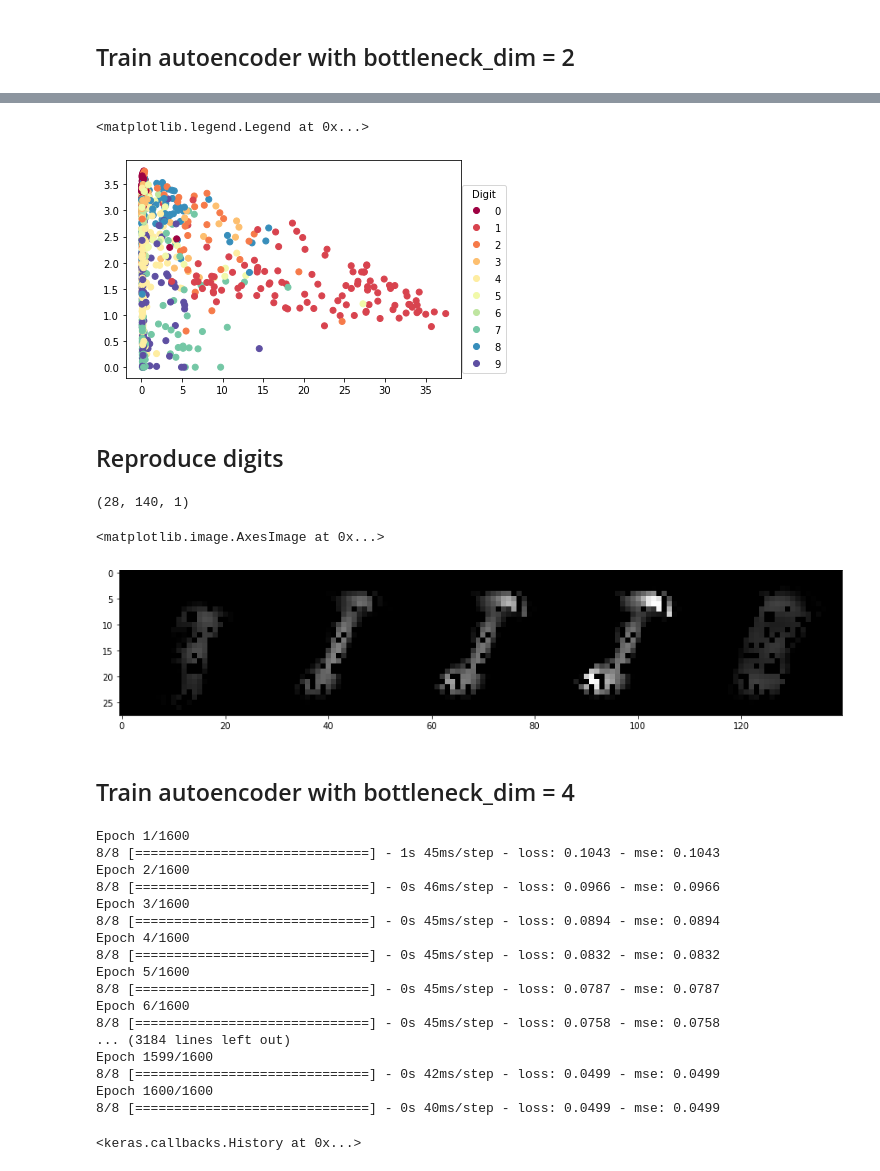
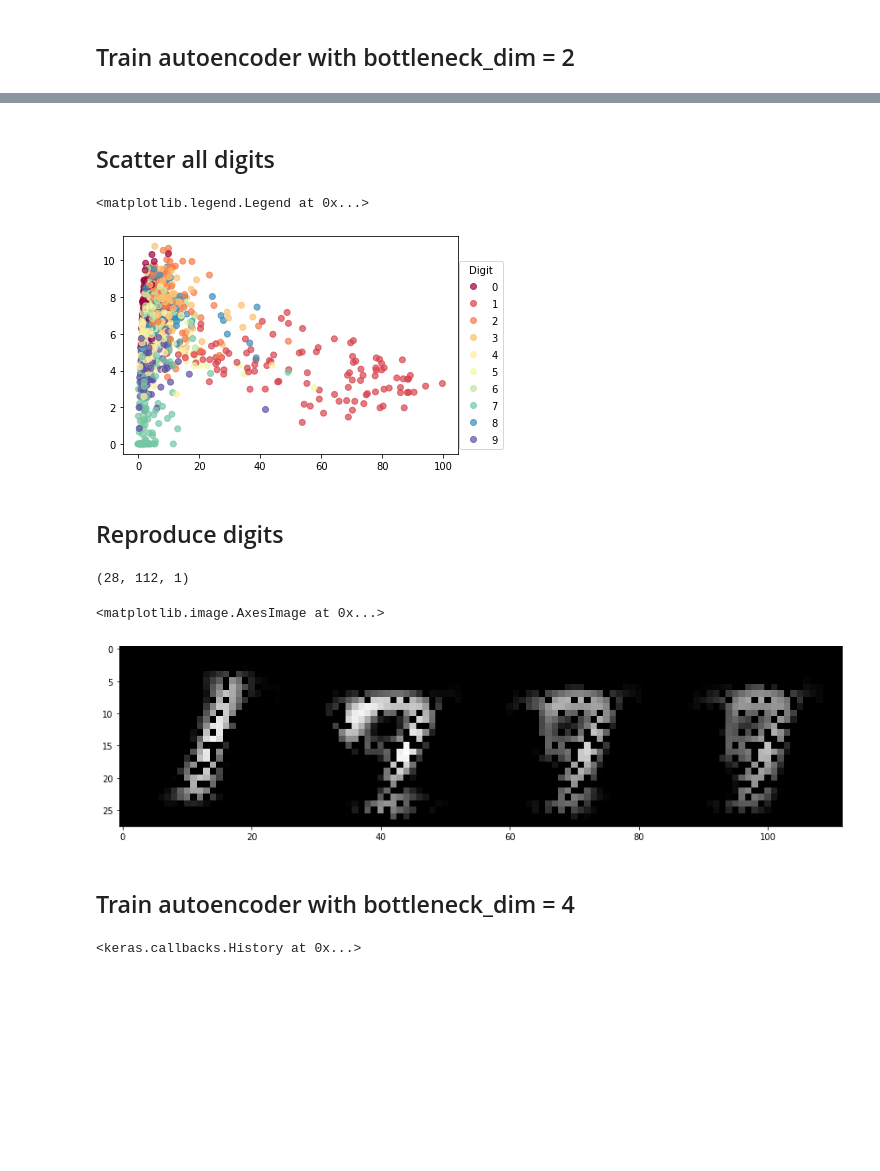
Before and after one commit to Janiak94/FFR135-ANN, a Jupyter notebook: Homework3/AutoEncoder/AutoEncoder.ipynb, the cells around one changed output, grey strips where cells are left out. Saved outputs shown, nothing was run; the diff lists cells and outputs as text; code cells hidden in the pictures; blank space fills up the shorter version.

```diff
--- a/Homework3/AutoEncoder/AutoEncoder.ipynb
+++ b/Homework3/AutoEncoder/AutoEncoder.ipynb
@@ -50,17 +50,15 @@ autoencoder2 = Autoencoder(2)
 learning_rate = 0.001
 autoencoder2.compile(
     optimizer=tf.keras.optimizers.Adam(learning_rate),
-    loss=tf.keras.losses.MeanSquaredError(),
-    metrics='mse'
+    loss = 'mse',
 )
 
 autoencoder2.fit(
     x=ds['image'],
     y=ds['image'],
-    verbose=1,
+    verbose=0,
     shuffle=True,
-    #batch_size=8192,
-    batch_size=128,
-    epochs=800
+    batch_size=8192,
+    epochs=800,
 )
 # %% [output]
@@ -115,36 +112,31 @@ plt.imshow(1-all_examples[:,:,0], cmap='Greys')
+# %% [markdown]
+## Scatter all digits
 # %%
-well_encoded_digits = ['0', '8', '9']
-
 n_ex = 1000
-encoded_images = encoder2(ds['image'][0:n_ex]).numpy()
-labels = ds['label'][0:n_ex].numpy()
-
 fig, ax = plt.subplots()
-scatter = ax.scatter(encoded_images[:,0], encoded_images[:,1], c=labels, cmap="Spectral")
+scatter = ax.scatter(encoded_images[0:n_ex,0], encoded_images[0:n_ex,1], c=labels[0:n_ex], alpha=0.7, cmap='Spectral')
 ax.legend(*scatter.legend_elements(), loc="lower right", title="Digit", bbox_to_anchor=(1.15,0.0))
 # %% [output]
 <matplotlib.legend.Legend at 0x...>
-[figure, old version]
+[figure, new version]
 # %% [markdown]
 ## Reproduce digits
 # %%
 synthetic_encoded = np.array([
-    [10.0, 0.4], # 7
-    [35.0, 1.5], # 1
-    [30.0, 2.5], # 1?
-    [30.0, 3.5], # 1?
-    [3.0, 3.0] # 8
+    [60, 4], # 1
+    [0, 0], # 7
+    [5, 3], # 9
+    [8, 4], # 0
 ])
 synthetic_decoded = decoder2(synthetic_encoded)
 synthetic_decoded = [img for img in synthetic_decoded]
 synthetic_decoded = np.concatenate(tuple(synthetic_decoded), axis=1)
-print(synthetic_decoded.shape)
 plt.figure(figsize=(15, 5))
 plt.imshow(1-synthetic_decoded[:,:,0], cmap='Greys')
 # %% [output]
-(28, 140, 1)
+(28, 112, 1)
 <matplotlib.image.AxesImage at 0x...>
-[figure, old version]
+[figure, new version]
 # %% [markdown]
 ## Train autoencoder with bottleneck_dim = 4
 # %%
@@ -162,30 +154,13 @@ autoencoder4.compile(
 autoencoder4.fit(
     x=ds['image'],
     y=ds['image'],
+    verbose=0,
     shuffle=True,
     batch_size=8192,
-    #batch_size=1024,
-    epochs=1600
+    epochs=800
 )
 # %% [output]
-Epoch 1/1600
-8/8 [==============================] - 1s 45ms/step - loss: 0.1043 - mse: 0.1043
-Epoch 2/1600
-8/8 [==============================] - 0s 46ms/step - loss: 0.0966 - mse: 0.0966
-Epoch 3/1600
-8/8 [==============================] - 0s 45ms/step - loss: 0.0894 - mse: 0.0894
-Epoch 4/1600
-8/8 [==============================] - 0s 45ms/step - loss: 0.0832 - mse: 0.0832
-Epoch 5/1600
-8/8 [==============================] - 0s 45ms/step - loss: 0.0787 - mse: 0.0787
-Epoch 6/1600
-8/8 [==============================] - 0s 45ms/step - loss: 0.0758 - mse: 0.0758
-... (3184 lines left out)
-Epoch 1599/1600
-8/8 [==============================] - 0s 42ms/step - loss: 0.0499 - mse: 0.0499
-Epoch 1600/1600
-8/8 [==============================] - 0s 40ms/step - loss: 0.0499 - mse: 0.0499
+<keras.callbacks.History at 0x...>
-<keras.callbacks.History at 0x...>
 # %%
 encoder4 = autoencoder4.encoder
 decoder4 = autoencoder4.decoder
```
Also changed, not shown: parts of 9 cells of this notebook.
